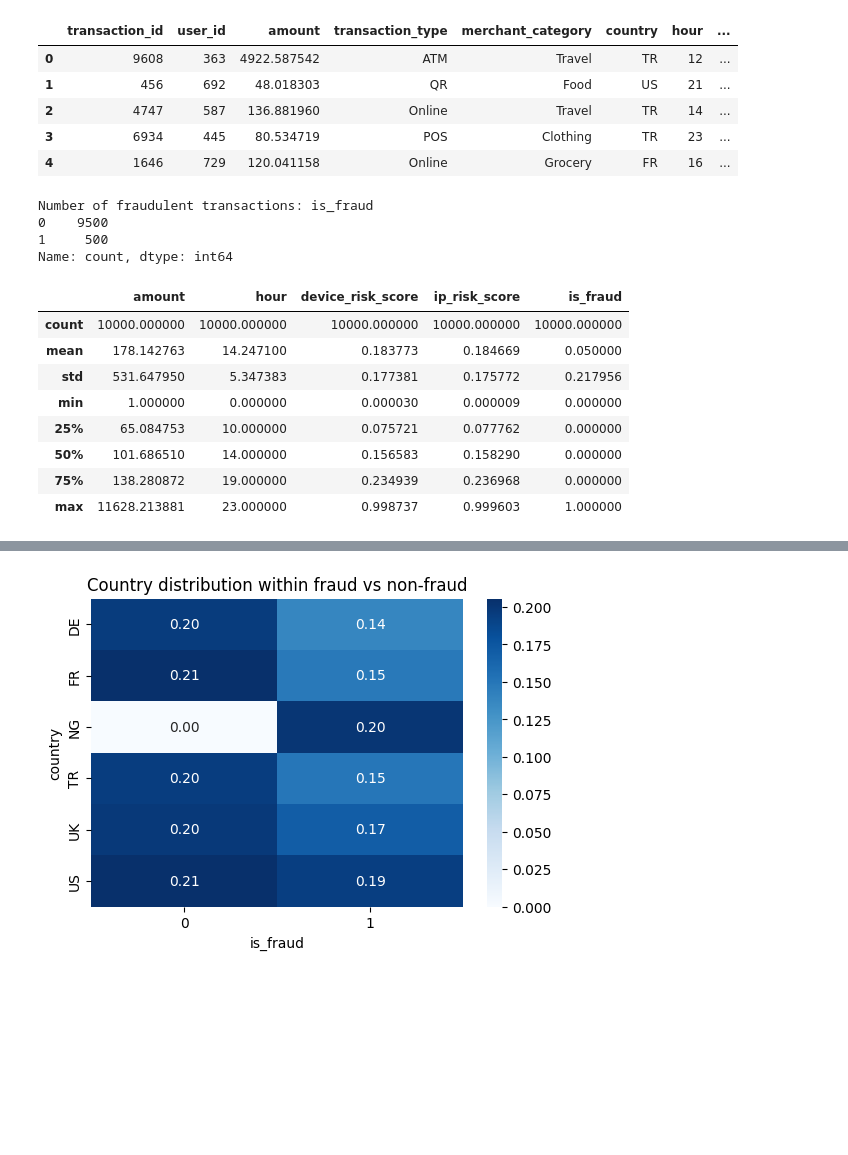
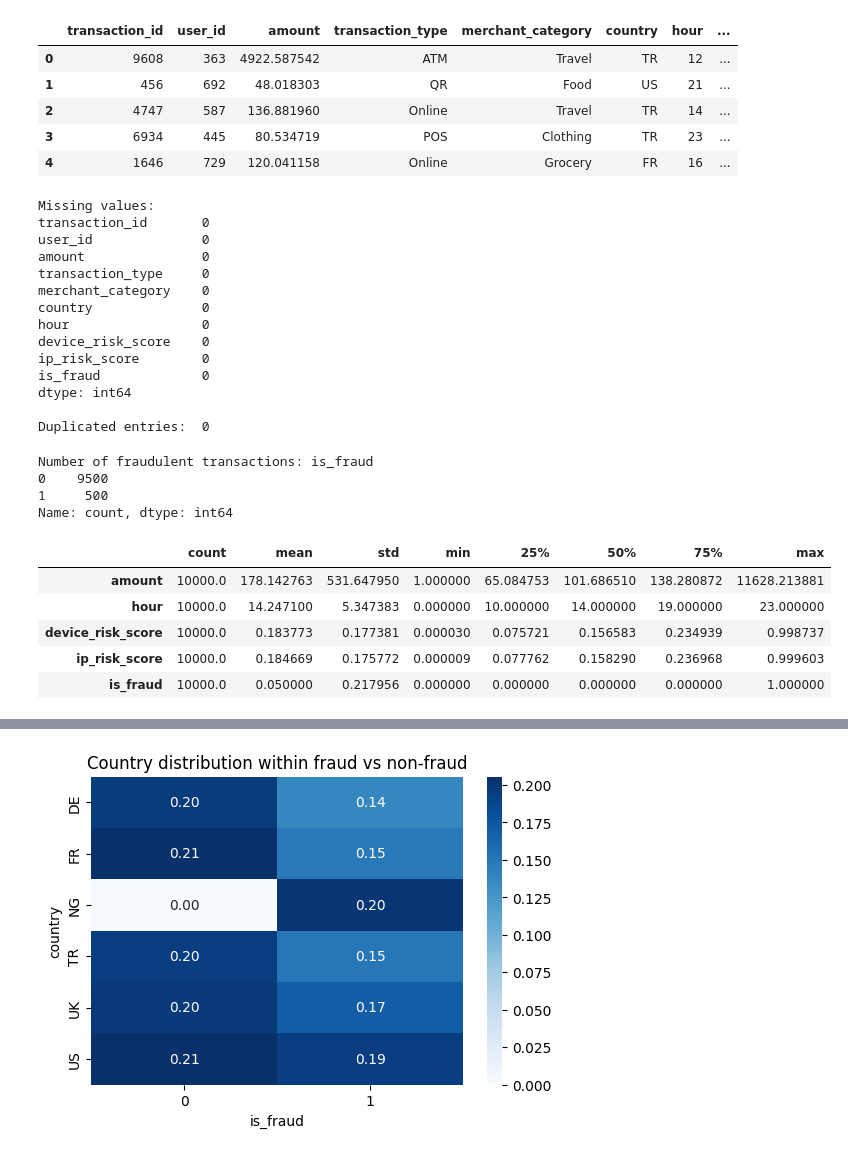
Before and after one commit to vylia/fraud, a Jupyter notebook: FinancialFraudAnalysis.ipynb, the cells around one changed output, grey strips where cells are left out. Drawn from its saved outputs; the diff is of its cells as text; code cells hidden in the pictures; blank space fills up the shorter version.

```diff
--- a/FinancialFraudAnalysis.ipynb
+++ b/FinancialFraudAnalysis.ipynb
@@ -57,6 +70,25 @@ df.head()
 | 2 | 4747 | 587 | 136.881960 | Online | Travel | TR | 14 | ... |
 | 3 | 6934 | 445 | 80.534719 | POS | Clothing | TR | 23 | ... |
 | 4 | 1646 | 729 | 120.041158 | Online | Grocery | FR | 16 | ... |
+# %%
+# Missing values or duplicates?
+print("Missing values:\n" + str(df.isna().sum()))
+print("\nDuplicated entries: ", df.duplicated().sum())
+# %% [output]
+Missing values:
+transaction_id       0
+user_id              0
+amount               0
+transaction_type     0
+merchant_category    0
+country              0
+hour                 0
+device_risk_score    0
+ip_risk_score        0
+is_fraud             0
+dtype: int64
+
+Duplicated entries:  0
 # %%
 # How many transactions were fraudulent?
 print("Number of fraudulent transactions:", df['is_fraud'].value_counts())
@@ -67,16 +99,13 @@ Number of fraudulent transactions: is_fraud
 Name: count, dtype: int64
 # %%
 # Descriptive stats
-df[["amount", "hour", "device_risk_score", "ip_risk_score", "is_fraud"]].describe()
+df[["amount", "hour", "device_risk_score", "ip_risk_score", "is_fraud"]].describe().T
 # %% [output]
-|  | amount | hour | device_risk_score | ip_risk_score | is_fraud |
-| count | 10000.000000 | 10000.000000 | 10000.000000 | 10000.000000 | 10000.000000 |
-| mean | 178.142763 | 14.247100 | 0.183773 | 0.184669 | 0.050000 |
-| std | 531.647950 | 5.347383 | 0.177381 | 0.175772 | 0.217956 |
-| min | 1.000000 | 0.000000 | 0.000030 | 0.000009 | 0.000000 |
-| 25% | 65.084753 | 10.000000 | 0.075721 | 0.077762 | 0.000000 |
-| 50% | 101.686510 | 14.000000 | 0.156583 | 0.158290 | 0.000000 |
-| 75% | 138.280872 | 19.000000 | 0.234939 | 0.236968 | 0.000000 |
-| max | 11628.213881 | 23.000000 | 0.998737 | 0.999603 | 1.000000 |
+|  | count | mean | std | min | 25% | 50% | 75% | max |
+| amount | 10000.0 | 178.142763 | 531.647950 | 1.000000 | 65.084753 | 101.686510 | 138.280872 | 11628.213881 |
+| hour | 10000.0 | 14.247100 | 5.347383 | 0.000000 | 10.000000 | 14.000000 | 19.000000 | 23.000000 |
+| device_risk_score | 10000.0 | 0.183773 | 0.177381 | 0.000030 | 0.075721 | 0.156583 | 0.234939 | 0.998737 |
+| ip_risk_score | 10000.0 | 0.184669 | 0.175772 | 0.000009 | 0.077762 | 0.158290 | 0.236968 | 0.999603 |
+| is_fraud | 10000.0 | 0.050000 | 0.217956 | 0.000000 | 0.000000 | 0.000000 | 0.000000 | 1.000000 |
 # %%
 # What is the mean amount of money stolen?
```
Also changed, not shown: parts of 13 cells of this notebook.
